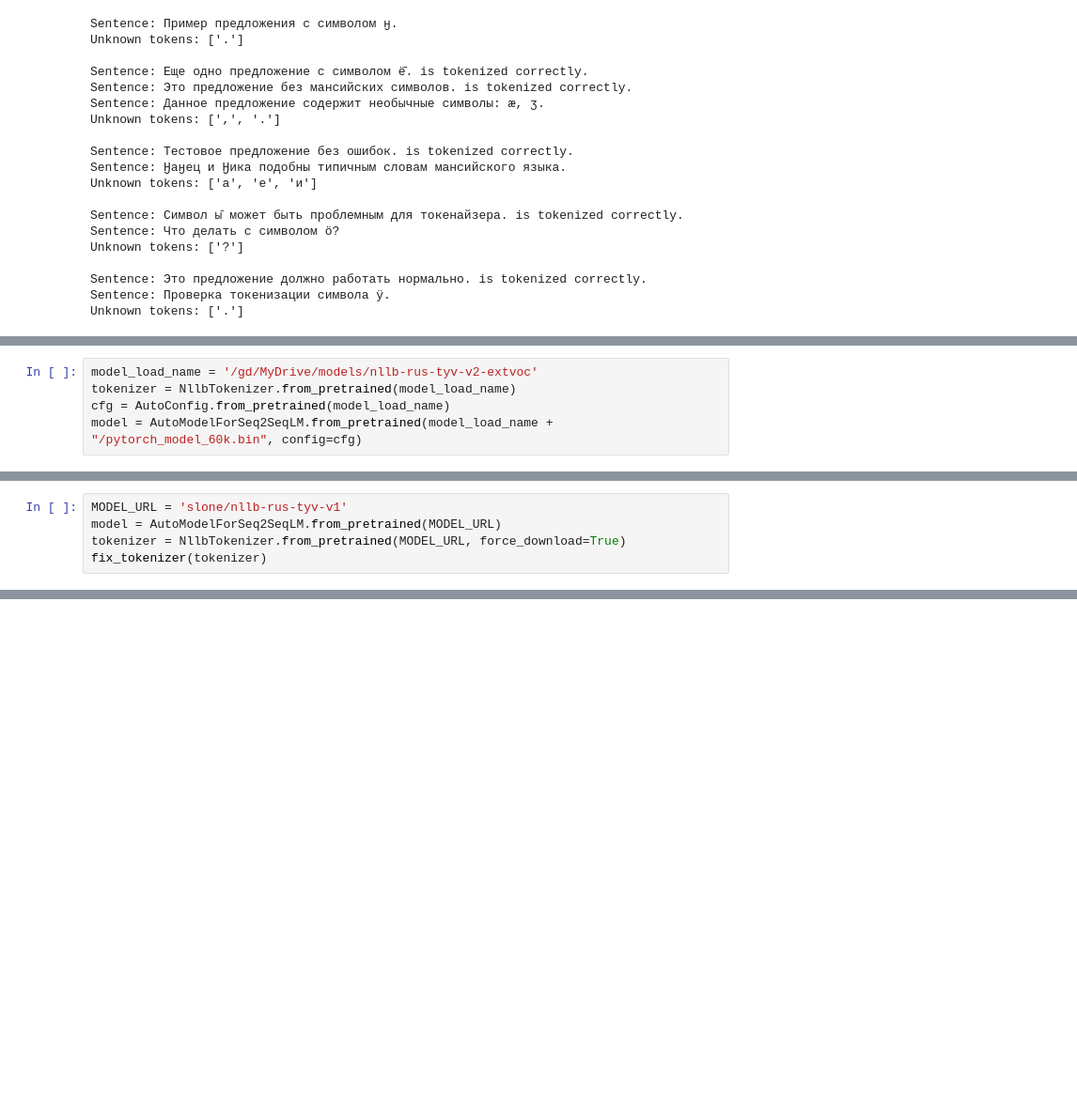
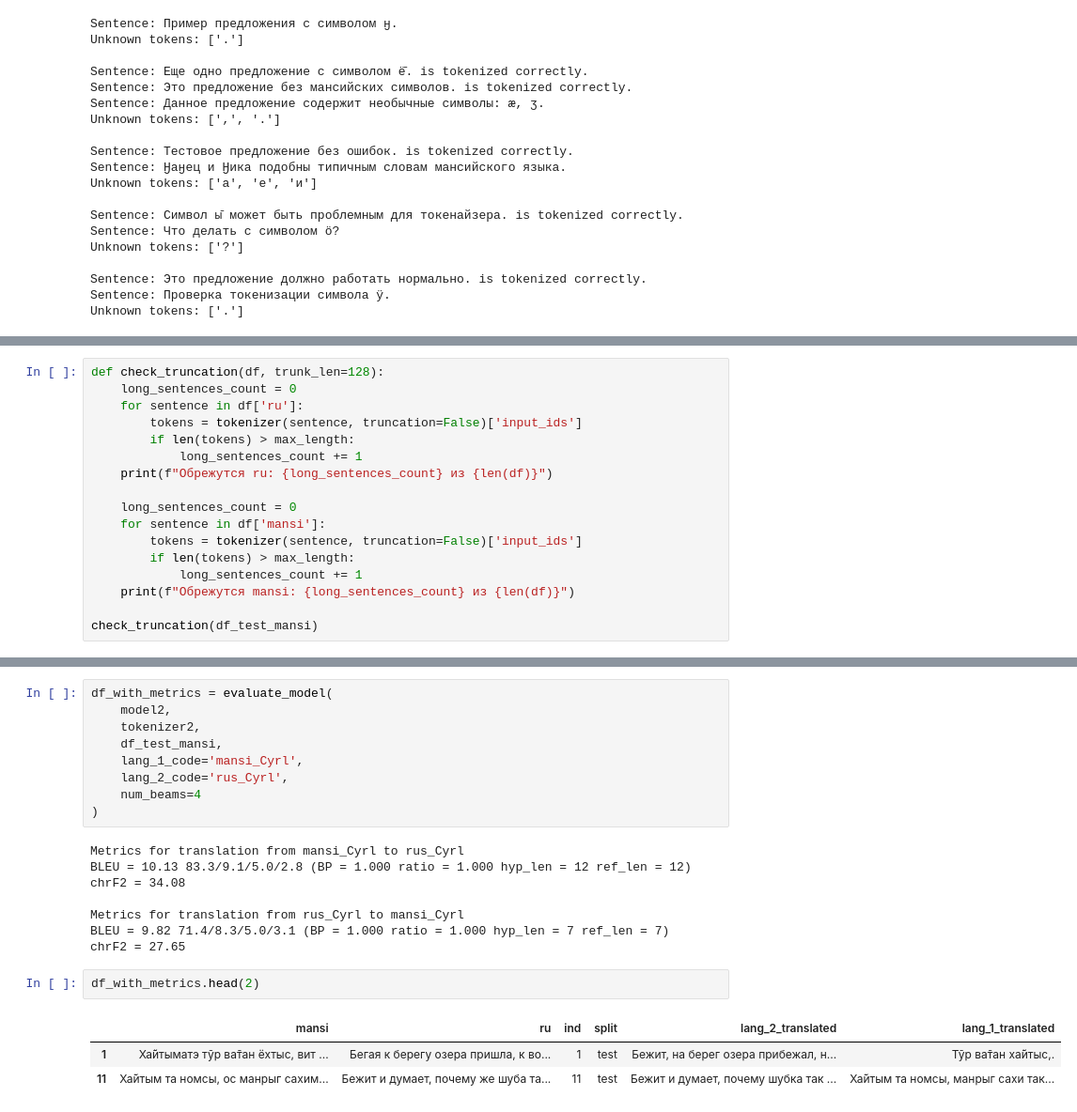
Before and after one commit to AkiRusProd/mansi-translator, a Jupyter notebook: research/lesha_baseline_nllb-russian-tyvan-finetune-tutorial-colab.ipynb, the cells around one changed output, grey strips where cells are left out. Shown: that part at 94% size. Cells and saved outputs as stored; diff of their text form; blank space fills up the shorter version.

```diff
--- a/research/lesha_baseline_nllb-russian-tyvan-finetune-tutorial-colab.ipynb
+++ b/research/lesha_baseline_nllb-russian-tyvan-finetune-tutorial-colab.ipynb
@@ -1415,5 +253,0 @@ CommitInfo(commit_url='https://huggingface.co/slone/nllb-rus-tyv-v1/commit/e45e2
-# %%
-model_load_name = '/gd/MyDrive/models/nllb-rus-tyv-v2-extvoc'
-tokenizer = NllbTokenizer.from_pretrained(model_load_name)
-cfg = AutoConfig.from_pretrained(model_load_name)
-model = AutoModelForSeq2SeqLM.from_pretrained(model_load_name + "/pytorch_model_60k.bin", config=cfg)
@@ -1437,5 +253,0 @@ Testing that it works
-# %%
-MODEL_URL = 'slone/nllb-rus-tyv-v1'
-model = AutoModelForSeq2SeqLM.from_pretrained(MODEL_URL)
-tokenizer = NllbTokenizer.from_pretrained(MODEL_URL, force_download=True)
-fix_tokenizer(tokenizer)
@@ -1507,0 +443,17 @@ translate_wrapper("красная птица", 'Русский | Russian', 'Ту
+# %%
+def check_truncation(df, trunk_len=128):
+    long_sentences_count = 0
+    for sentence in df['ru']:
+        tokens = tokenizer(sentence, truncation=False)['input_ids']
+        if len(tokens) > max_length:
+            long_sentences_count += 1
+    print(f"Обрежутся ru: {long_sentences_count} из {len(df)}")
+
+    long_sentences_count = 0
+    for sentence in df['mansi']:
+        tokens = tokenizer(sentence, truncation=False)['input_ids']
+        if len(tokens) > max_length:
+            long_sentences_count += 1
+    print(f"Обрежутся mansi: {long_sentences_count} из {len(df)}")
+
+check_truncation(df_test_mansi)
@@ -1507,0 +686,23 @@ translate_wrapper("красная птица", 'Русский | Russian', 'Ту
+# %%
+df_with_metrics = evaluate_model(
+    model2,
+    tokenizer2,
+    df_test_mansi,
+    lang_1_code='mansi_Cyrl',
+    lang_2_code='rus_Cyrl',
+    num_beams=4
+)
+# %% [output]
+Metrics for translation from mansi_Cyrl to rus_Cyrl
+BLEU = 10.13 83.3/9.1/5.0/2.8 (BP = 1.000 ratio = 1.000 hyp_len = 12 ref_len = 12)
+chrF2 = 34.08
+
+Metrics for translation from rus_Cyrl to mansi_Cyrl
+BLEU = 9.82 71.4/8.3/5.0/3.1 (BP = 1.000 ratio = 1.000 hyp_len = 7 ref_len = 7)
+chrF2 = 27.65
+# %%
+df_with_metrics.head(2)
+# %% [output]
+|  | mansi | ru | ind | split | lang_2_translated | lang_1_translated |
+| 1 | Ха̄йтыматэ тӯр ва̄тан ёхтыс, вит ... | Бегая к берегу озера пришла, к во... | 1 | test | Бежит, на берег озера прибежал, н... | Тӯр ва̄тан ха̄йтыс,. |
+| 11 | Ха̄йтым та номсы, ос манрыг сахим... | Бежит и думает, почему же шуба та... | 11 | test | Бежит и думает, почему шубка так ... | Ха̄йтым та номсы, манрыг сахи так... |
```
Also changed, not shown: parts of 191 cells of this notebook.
